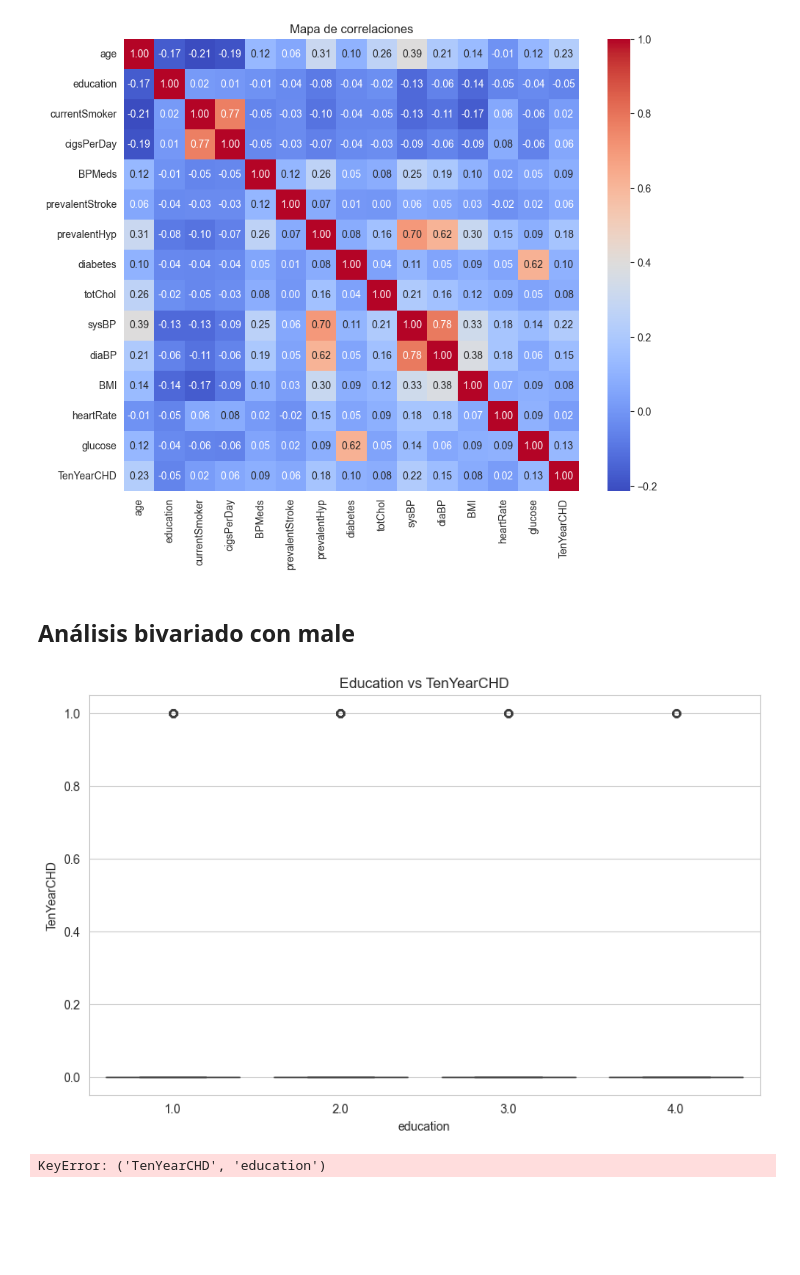
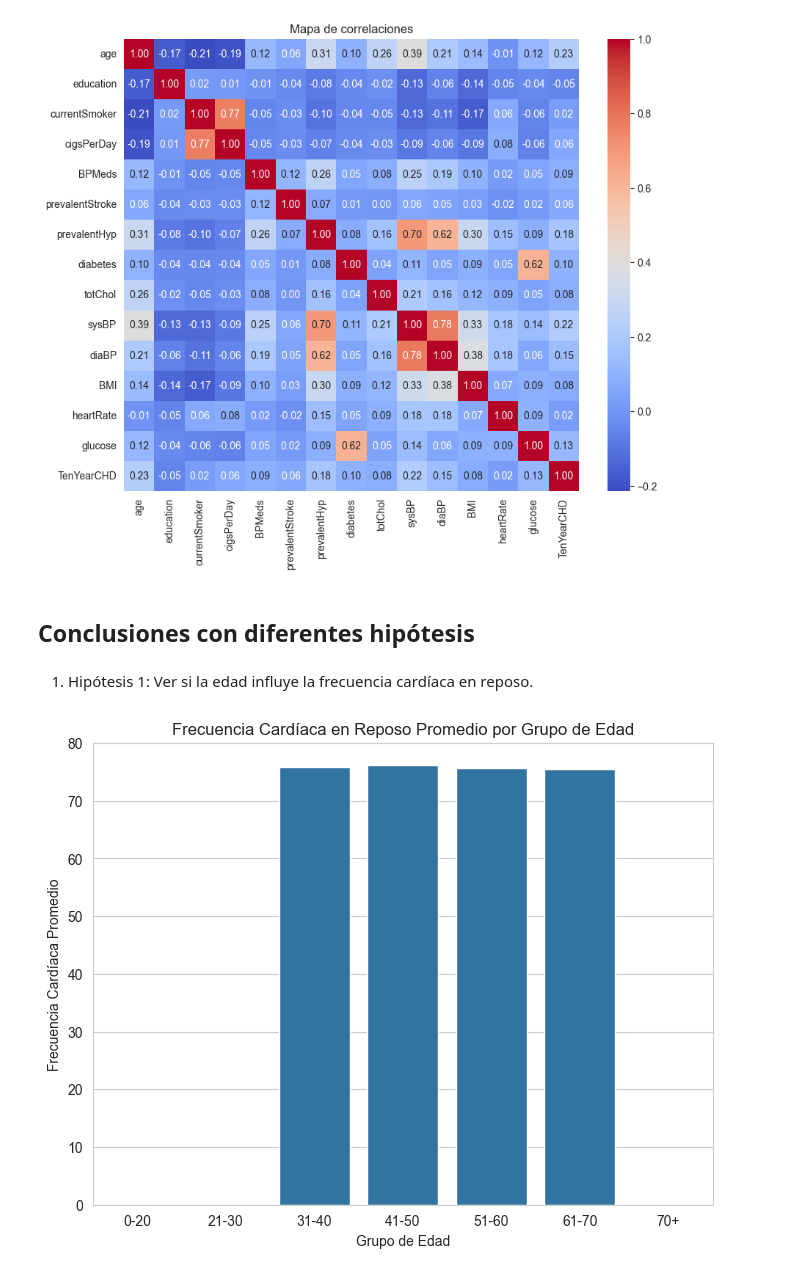
Before and after one commit to Sandralzjz/EDA_ejercicio_clase, a Jupyter notebook: src/EDA_28.ipynb, the cells around one changed output. Cells and saved outputs as stored; diff of their text form; code cells hidden in the pictures; blank space fills up the shorter version.

```diff
--- a/src/EDA_28.ipynb
+++ b/src/EDA_28.ipynb
@@ -353,16 +370,31 @@ plt.show()
 # %% [output]
 [figure]
 # %% [markdown]
-## Análisis bivariado con male
+## Conclusiones con diferentes hipótesis
-# %%
-sns.boxplot(x='education', y='TenYearCHD', data=df)
-plt.title('Education vs TenYearCHD')
-plt.show()
-# %% [output]
-[figure, removed]
-# %%
-df['TenYearCHD', 'education'].value_counts().plot(kind='bar')
-plt.title('Education vs TenYearCHD')
-plt.show()
-# %% [output]
-KeyError: ('TenYearCHD', 'education')
+# %% [markdown]
+1. Hipótesis 1: Ver si la edad influye la frecuencia cardíaca en reposo.
+# %%
+# Gráfico hecho con IA
+# Seleccionar columnas relevantes (ajusta nombres si hace falta)
+df2 = df[['age', 'heartRate']].dropna()
+
+# Crear grupos de edad (bins)
+bins = [0, 20, 30, 40, 50, 60, 70, 100]
+labels = ['0-20', '21-30', '31-40', '41-50', '51-60', '61-70', '70+']
+df2['AgeGroup'] = pd.cut(df['age'], bins=bins, labels=labels)
+
+# Calcular media de frecuencia cardíaca por grupo de edad
+grouped = df2.groupby('AgeGroup')['heartRate'].mean().reset_index()
+
+# Crear gráfico de barras
+plt.figure(figsize=(8,6))
+sns.barplot(data=grouped, x='AgeGroup', y='heartRate')
+
+# Etiquetas
+plt.title('Frecuencia Cardíaca en Reposo Promedio por Grupo de Edad')
+plt.xlabel('Grupo de Edad')
+plt.ylabel('Frecuencia Cardíaca Promedio')
+
+plt.show()
+# %% [output]
+[figure, added]
```
Also changed, not shown: parts of 28 cells of this notebook.
